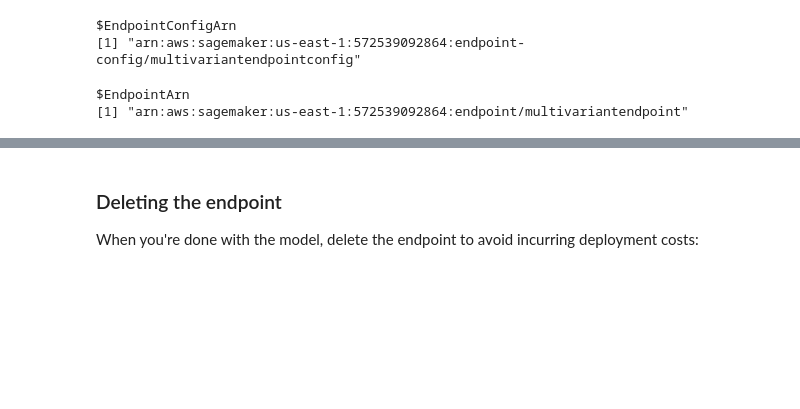
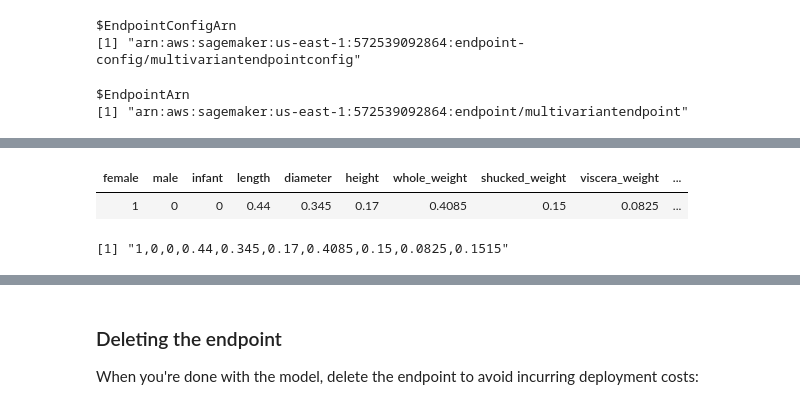
Before and after one commit to pmhargis-aws/aws-sagemaker-r, a Jupyter notebook: sagemaker-r-with-multivariant-endpoint.ipynb, the cells around one changed output, grey strips where cells are left out. Cells and saved outputs as stored; diff of their text form; code cells hidden in the pictures; blank space fills up the shorter version.

```diff
--- a/sagemaker-r-with-multivariant-endpoint.ipynb
+++ b/sagemaker-r-with-multivariant-endpoint.ipynb
@@ -538,0 +602,11 @@ head(abalone_test)
+# %%
+single_sample <- abalone_test[1,]
+single_sample
+# %% [output]
+| female | male | infant | length | diameter | height | whole_weight | shucked_weight | viscera_weight | ... |
+| 1 | 0 | 0 | 0.44 | 0.345 | 0.17 | 0.4085 | 0.15 | 0.0825 | ... |
+# %%
+csv_sample = '1,0,0,0.44,0.345,0.17,0.4085,0.15,0.0825,0.1515'
+csv_sample
+# %% [output]
+[1] "1,0,0,0.44,0.345,0.17,0.4085,0.15,0.0825,0.1515"
```
Also changed, not shown: parts of 39 cells of this notebook.
